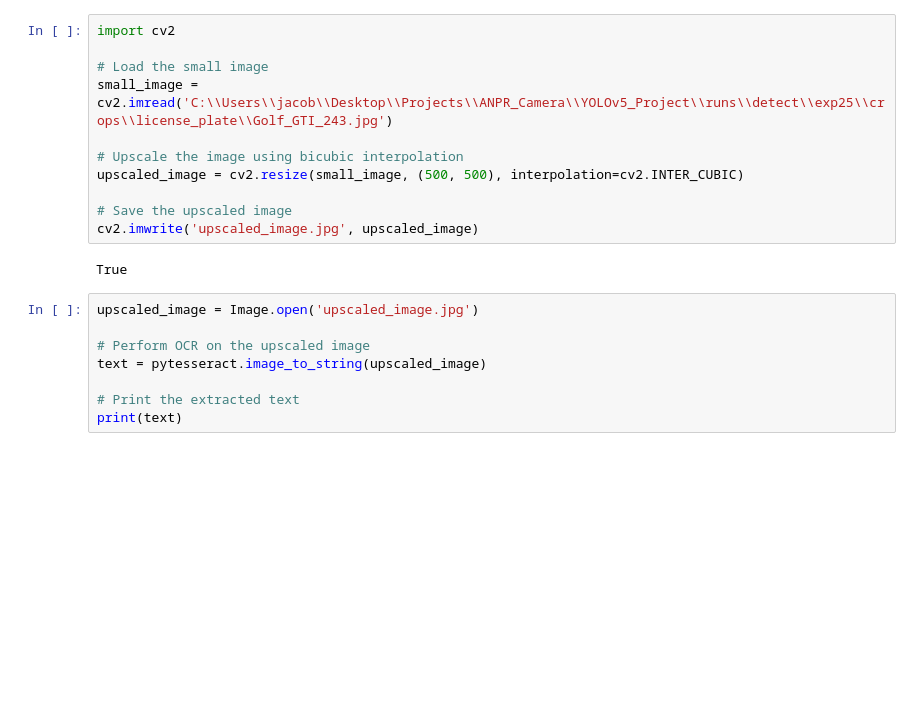
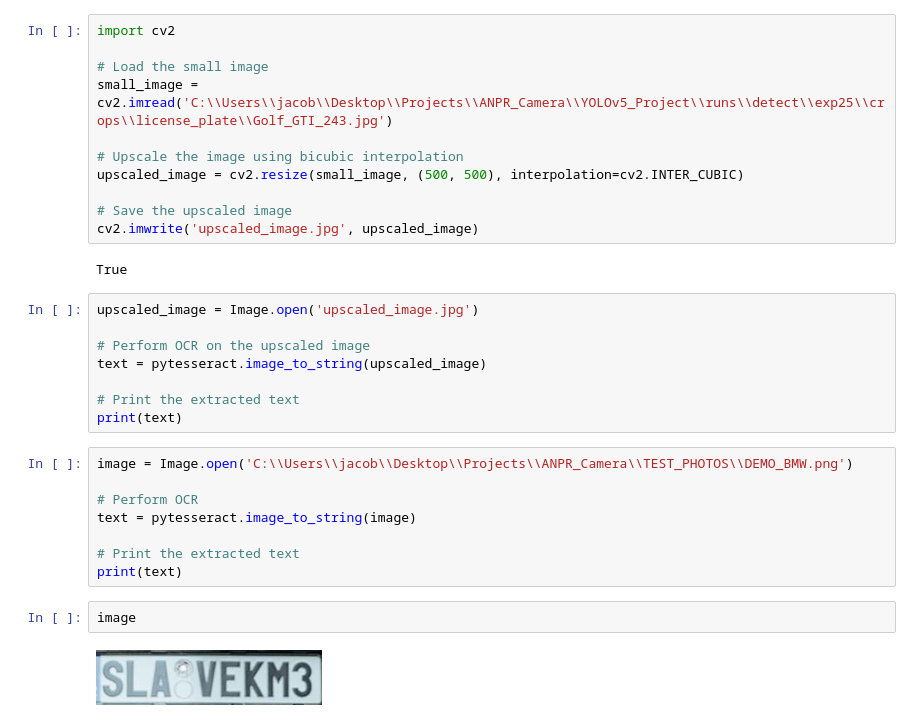
Before and after one commit to codeecon99/Surveillance-System, a Jupyter notebook: LP_Reader.ipynb, the cells around one changed output. Saved outputs shown, nothing was run; the diff lists cells and outputs as text; blank space fills up the shorter version.

```diff
--- a/LP_Reader.ipynb
+++ b/LP_Reader.ipynb
@@ -164,3 +164,15 @@ text = pytesseract.image_to_string(upscaled_image)
 
 # Print the extracted text
 print(text)
+# %%
+image = Image.open('C:\\Users\\jacob\\Desktop\\Projects\\ANPR_Camera\\TEST_PHOTOS\\DEMO_BMW.png')
+
+# Perform OCR
+text = pytesseract.image_to_string(image)
+
+# Print the extracted text
+print(text)
+# %%
+image
+# %% [output]
+[figure, added]
```
Also changed, not shown: parts of 6 cells of this notebook.
